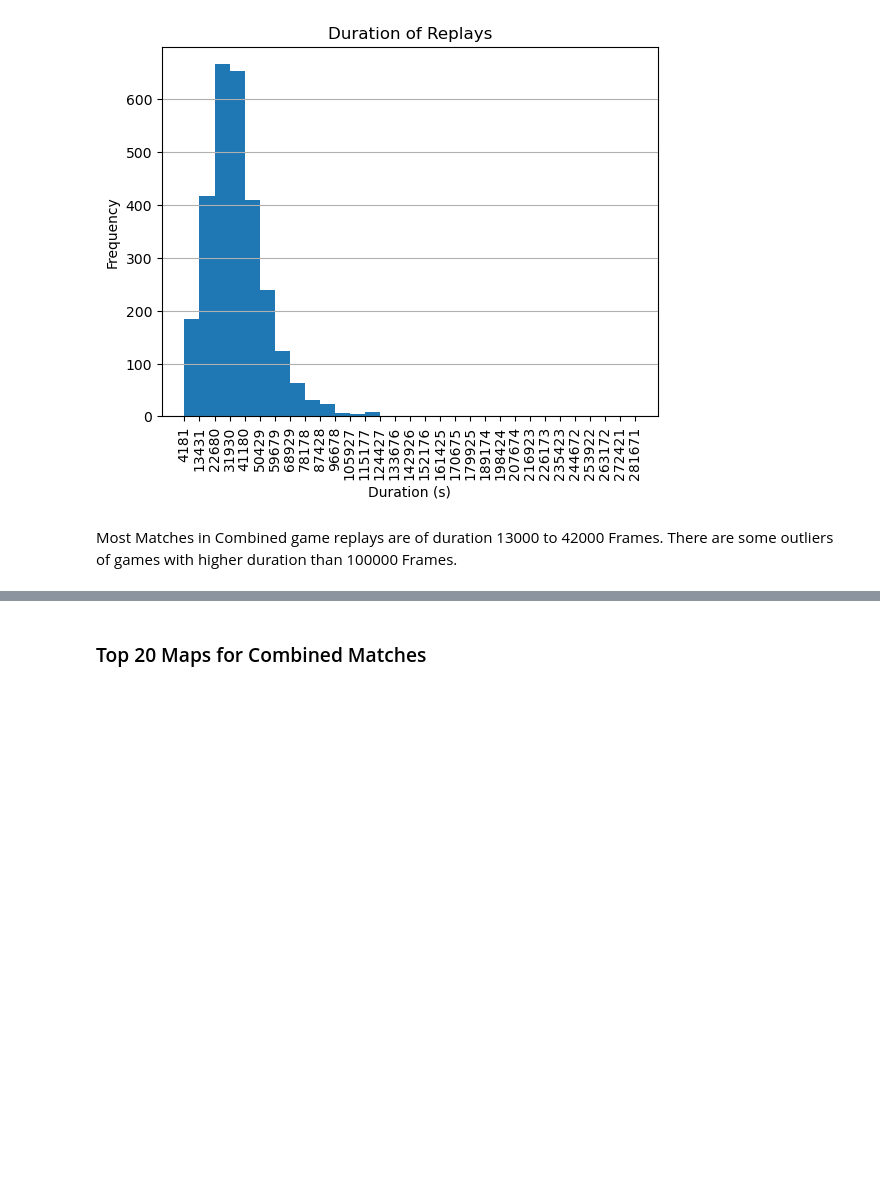
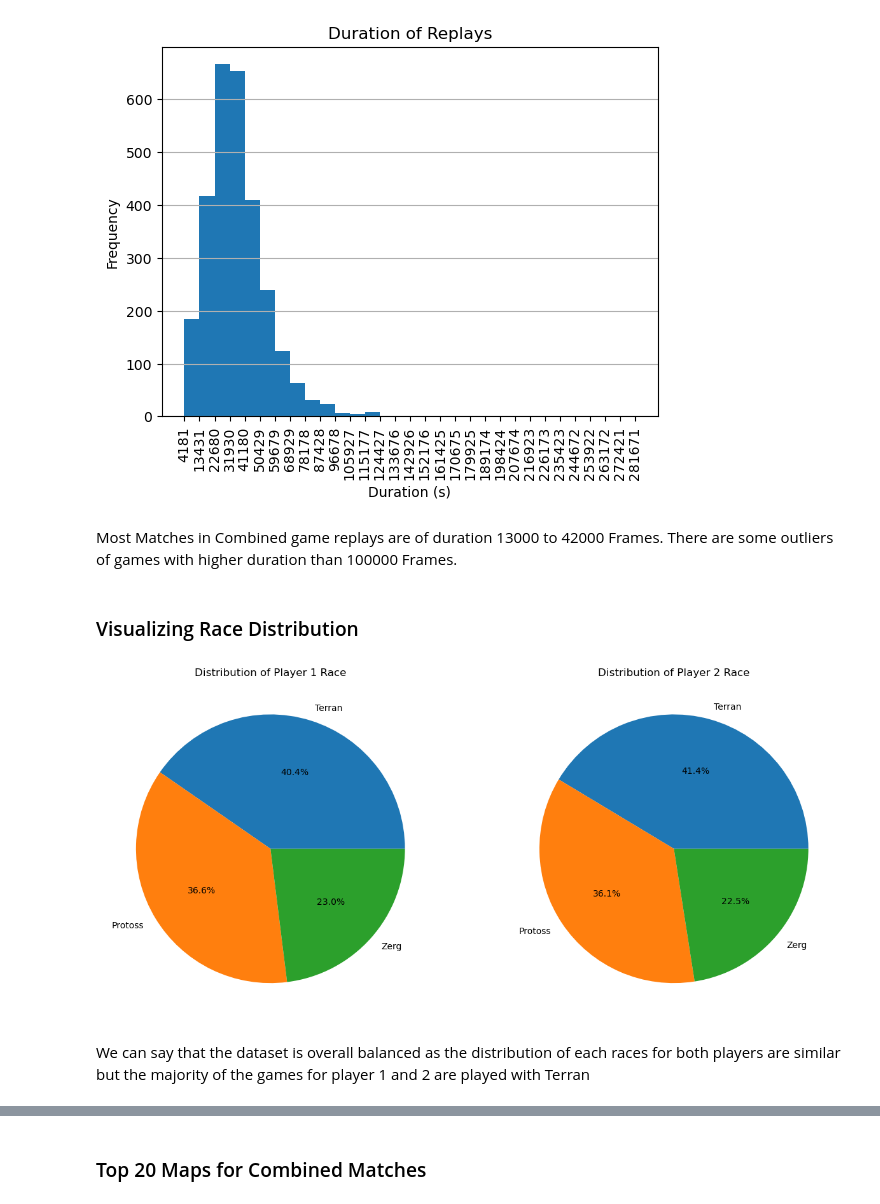
Before and after one commit to Abhinav-kk/StarCraft-Game-Outcome-Prediction, a Jupyter notebook: Project Notebooks/Dataset_Visualisation.ipynb, the cells around one changed output, grey strips where cells are left out. Cells and saved outputs as stored; diff of their text form; code cells hidden in the pictures; blank space fills up the shorter version.

Commit message:
Added Visualization of races and fixed issues

```diff
--- a/Project Notebooks/Dataset_Visualisation.ipynb
+++ b/Project Notebooks/Dataset_Visualisation.ipynb
@@ -277,6 +277,22 @@ plt.show()
 # %% [markdown]
 Most Matches in Combined game replays are of duration 13000 to 42000 Frames.
 There are some outliers of games with higher duration than 100000 Frames.
+# %% [markdown]
+### Visualizing Race Distribution
+# %%
+# Pie Chart for map width and height with subplot
+fig, ax = plt.subplots(1, 2, figsize=(15, 7))
+single_replays['Player1_Race'].value_counts().plot(kind='pie', autopct='%1.1f%%', ax=ax[0])
+ax[0].set_title('Distribution of Player 1 Race')
+ax[0].set_ylabel('')
+single_replays['Player2_Race'].value_counts().plot(kind='pie', autopct='%1.1f%%', ax=ax[1])
+ax[1].set_title('Distribution of Player 2 Race')
+ax[1].set_ylabel('')
+plt.show()
+# %% [output]
+[figure, added]
+# %% [markdown]
+We can say that the dataset is overall balanced as the distribution of each races for both players are similar but the majority of the games for player 1 and 2 are played with Terran
 # %%
 single_replays.sort_values(by='Duration', ascending=False)
 # %% [output]
```
Also changed, not shown: parts of 1 cell of this notebook, 1 other file.
